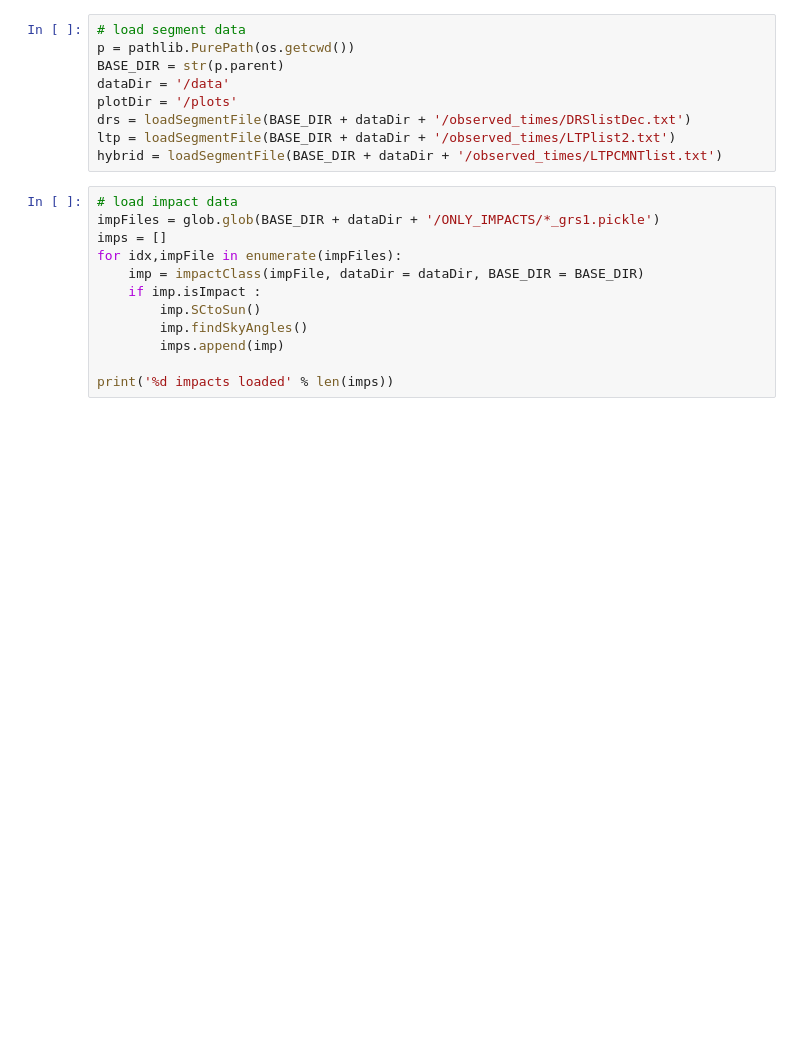
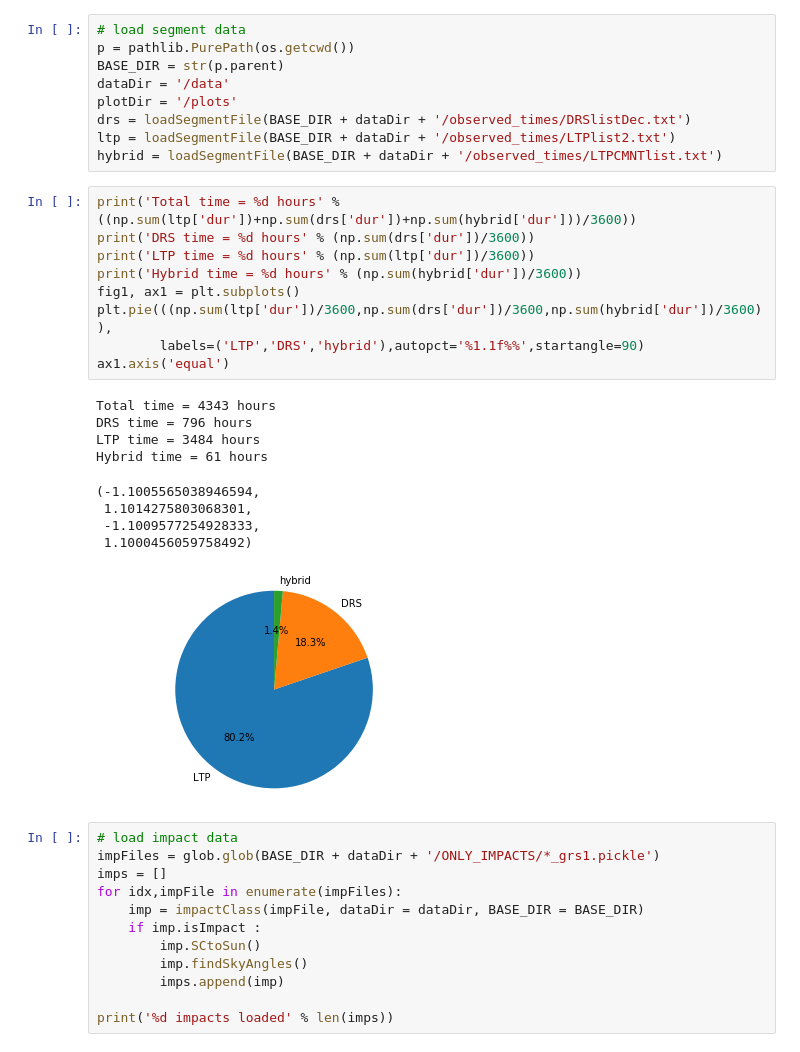
Before and after one commit to tlittenberg/LISAPathfinder, a Jupyter notebook: scripts/Analysis/scripts/timeline_plots.ipynb, the cells around one changed output. Saved outputs shown, nothing was run; the diff lists cells and outputs as text; blank space fills up the shorter version.

```diff
--- a/scripts/Analysis/scripts/timeline_plots.ipynb
+++ b/scripts/Analysis/scripts/timeline_plots.ipynb
@@ -77,6 +77,25 @@ plotDir = '/plots'
 drs = loadSegmentFile(BASE_DIR + dataDir + '/observed_times/DRSlistDec.txt')
 ltp = loadSegmentFile(BASE_DIR + dataDir + '/observed_times/LTPlist2.txt')
 hybrid = loadSegmentFile(BASE_DIR + dataDir + '/observed_times/LTPCMNTlist.txt')
+# %%
+print('Total time = %d hours' % ((np.sum(ltp['dur'])+np.sum(drs['dur'])+np.sum(hybrid['dur']))/3600))
+print('DRS time = %d hours' % (np.sum(drs['dur'])/3600))
+print('LTP time = %d hours' % (np.sum(ltp['dur'])/3600))
+print('Hybrid time = %d hours' % (np.sum(hybrid['dur'])/3600))
+fig1, ax1 = plt.subplots()
+plt.pie(((np.sum(ltp['dur'])/3600,np.sum(drs['dur'])/3600,np.sum(hybrid['dur'])/3600)),
+        labels=('LTP','DRS','hybrid'),autopct='%1.1f%%',startangle=90)
+ax1.axis('equal')
+# %% [output]
+Total time = 4343 hours
+DRS time = 796 hours
+LTP time = 3484 hours
+Hybrid time = 61 hours
+(-1.1005565038946594,
+ 1.1014275803068301,
+ -1.1009577254928333,
+ 1.1000456059758492)
+[figure, added]
 # %%
 # load impact data
 impFiles = glob.glob(BASE_DIR + dataDir + '/ONLY_IMPACTS/*_grs1.pickle')
```
Also changed, not shown: parts of 1 cell of this notebook, 4 other files.
